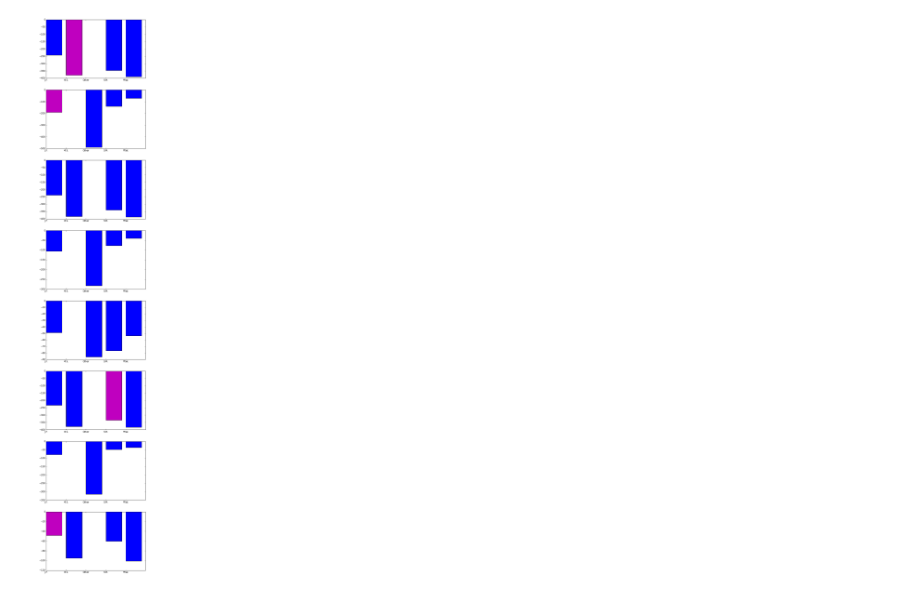
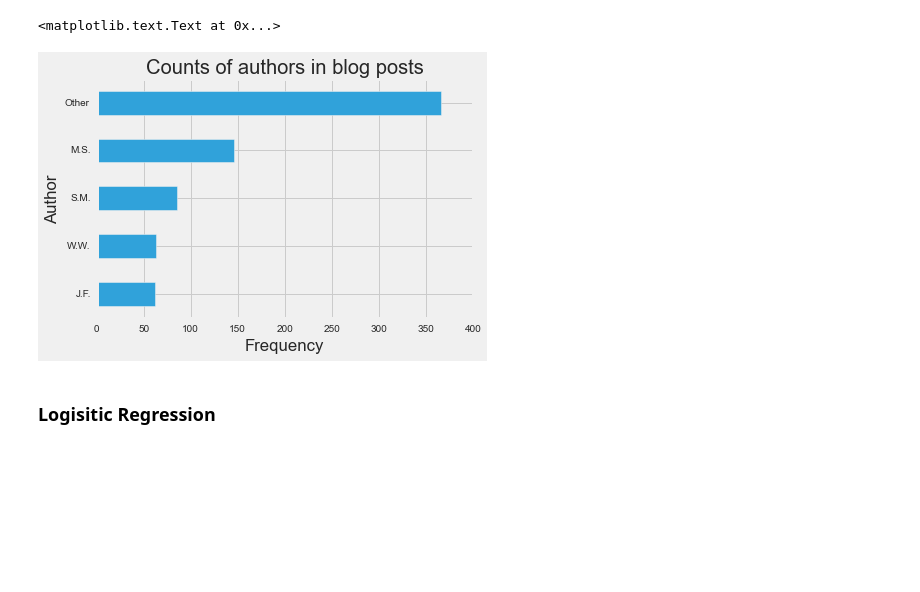
Before and after one commit to gabegluck/fletcher, a Jupyter notebook: blog_author_classification.ipynb, the cells around one changed output. Drawn from its saved outputs; the diff is of its cells as text; code cells hidden in the pictures; blank space fills up the shorter version.

```diff
--- a/blog_author_classification.ipynb
+++ b/blog_author_classification.ipynb
@@ -72,18 +81,3 @@ print author_counts.most_common(10)
-# %%
-#take 2
-blog_list=[]
-author_counts=Counter()
-for count, post in enumerate(blog.find()):
-    common_author_list=['M.S.','W.W.', 'J.F.', 'S.M.']
-    #don't want short ones
-    if len(post['text'])>1500:
-        #include only most
-        if post['author'] in common_author_list:
-            author=post['author']
-
-        else:
-            author='Other'
-        blog_list.append((author,post['text']))
 # %%
 author_list=[]
 blog_text_list=[]
@@ -626,10 +87,0 @@ sns.kdeplot(np.asarray(correct[6:]), shade=True, label='correct')
-# %%
-import seaborn as sns
-sns.set_palette("deep", desat=.6)
-sns.set_context(rc={"figure.figsize": (8, 4)})
-plt.hist(sorted(correct)[1:],  normed=True, color="#6495ED", alpha=.5)
-plt.hist(sorted(incorrect)[1:], normed=True, color="#F08080", alpha=.5)
-
-
-
-xzclknXC>xczxczx.zX zxczxCx zc./zcx
@@ -693,25 +88,10 @@ print sample_array
-# %%
-def plot_confidence(model,example,y_true, axes):
-    confidences = model.predict_log_proba(example)[0]
-    #print y_true
-    #print confidences
-    true_class_index = list(model.classes_).index(y_true)
-    pred_class_index = np.argmax(confidences)
-    colors = ['b'] * len(model.classes_)
-    colors[true_class_index] = 'm'
-    if true_class_index != pred_class_index:
-        colors[pred_class_index] = 'r'
-    plt.bar(range(len(confidences)), confidences, color=colors)
-    axes.set_xticklabels( model.classes_ )
-
-
-
-plt.figure(figsize=(8,50))
-counter = 1
-for i, vector in enumerate(test_vector[10:18]):
-    if model.predict(vector) != y_pred[i] or True:
-        counter += 1
-        ax = plt.subplot(9,1,counter)
-        plot_confidence(model, vector,y_pred[i], ax )
-# %% [output]
-[figure, removed]
+# %%
+pd.Series(author_list).value_counts(normalize=False, ascending=True).plot(kind='barh')
+plt.title("Counts of authors in blog posts")
+plt.xlabel("Frequency")
+plt.ylabel("Author")
+# %% [output]
+<matplotlib.text.Text at 0x...>
+[figure, added]
+# %% [markdown]
+### Logisitic Regression
```
Also changed, not shown: parts of 76 cells of this notebook.
